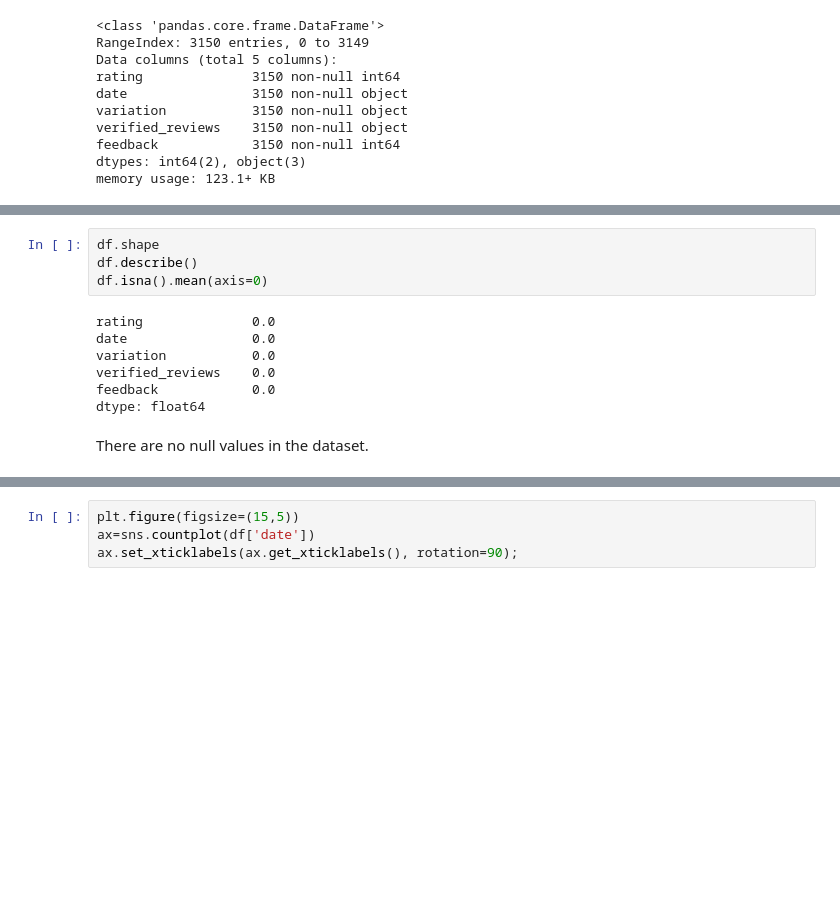
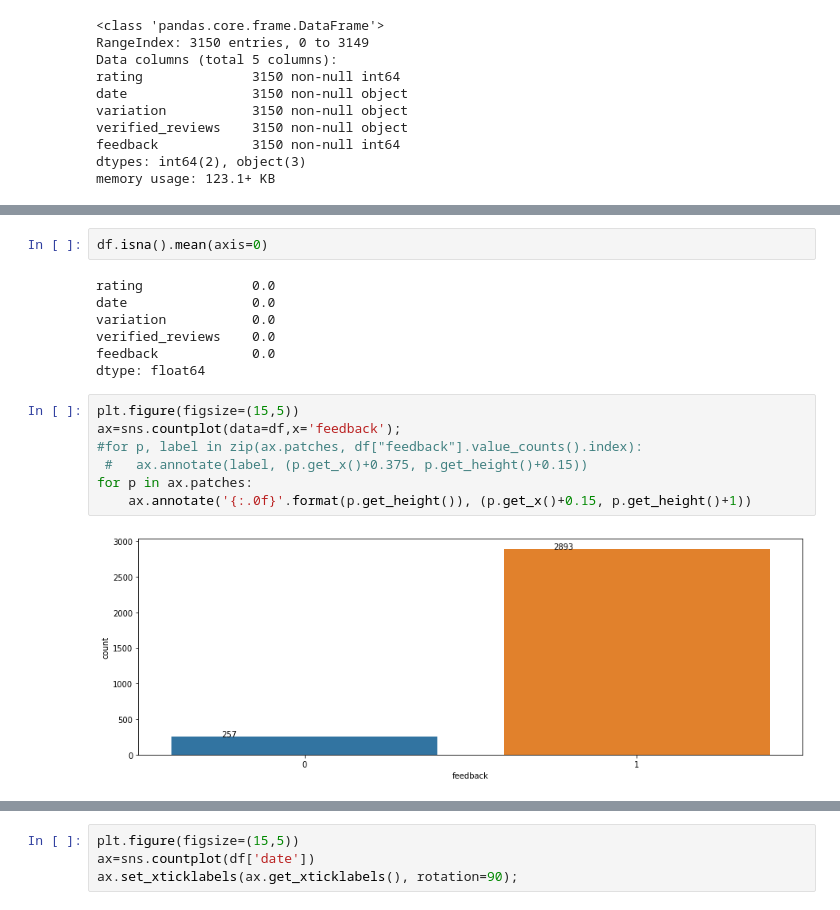
Before and after one commit to ambita20/Amazon_Alexa_Sentiment_Analysis, a Jupyter notebook: SentimentAnalysis.ipynb, the cells around one changed output, grey strips where cells are left out. Saved outputs shown, nothing was run; the diff lists cells and outputs as text; blank space fills up the shorter version.

```diff
--- a/SentimentAnalysis.ipynb
+++ b/SentimentAnalysis.ipynb
@@ -36,6 +60,4 @@ memory usage: 123.1+ KB
 # %%
-df.shape
-df.describe()
 df.isna().mean(axis=0)
 # %% [output]
 rating              0.0
@@ -44,5 +66,12 @@ variation           0.0
 verified_reviews    0.0
 feedback            0.0
 dtype: float64
-# %% [markdown]
-There are no null values in the dataset.
+# %%
+plt.figure(figsize=(15,5))
+ax=sns.countplot(data=df,x='feedback');
+#for p, label in zip(ax.patches, df["feedback"].value_counts().index):
+ #   ax.annotate(label, (p.get_x()+0.375, p.get_height()+0.15))
+for p in ax.patches:
+    ax.annotate('{:.0f}'.format(p.get_height()), (p.get_x()+0.15, p.get_height()+1))
+# %% [output]
+[figure, added]
```
Also changed, not shown: parts of 29 cells of this notebook.
